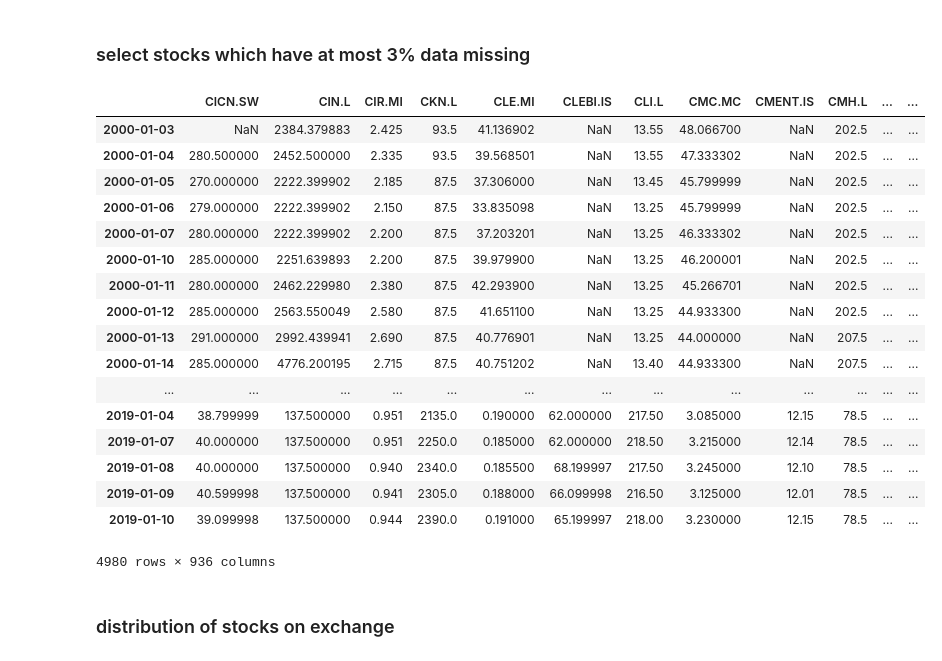
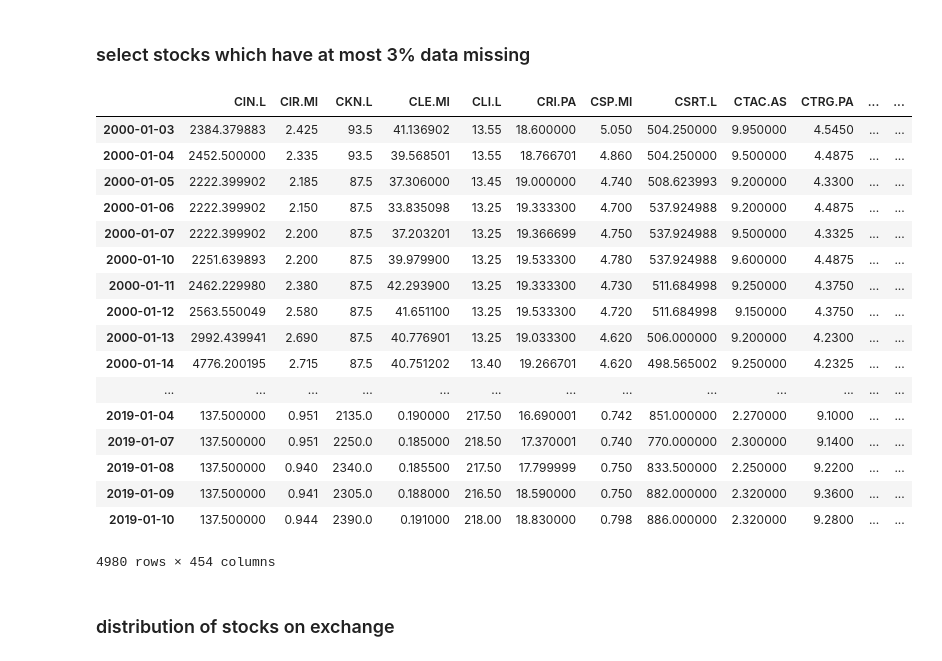
Before and after one commit to xiaohai12/sea-forest, a Jupyter notebook: project.ipynb, the cells around one changed output. Drawn from its saved outputs; the diff is of its cells as text; code cells hidden in the pictures.

```diff
--- a/project.ipynb
+++ b/project.ipynb
@@ -109,32 +112,32 @@ fig.savefig('figure/Nan_value_distribution2.jpg')
 # %% [markdown]
 ### select stocks which have at most 3% data missing
 # %%
-stock_list =(numNAs<=0.03).copy()
+stock_list =(numNAs<=0.025).copy()
 stock_list = stock_list[stock_list==True]
 cleaned_clo_data = clo_data[list(stock_list.index)]
 # we select stock with nan value percentage less then 3%
 # large threshold will lead to a not precision result and too low may cause too less stocks
 
 cleaned_clo_data
 # %% [output]
-|  | CICN.SW | CIN.L | CIR.MI | CKN.L | CLE.MI | CLEBI.IS | CLI.L | CMC.MC | CMENT.IS | CMH.L | ... | ... |
-| 2000-01-03 | NaN | 2384.379883 | 2.425 | 93.5 | 41.136902 | NaN | 13.55 | 48.066700 | NaN | 202.5 | ... | ... |
-| 2000-01-04 | 280.500000 | 2452.500000 | 2.335 | 93.5 | 39.568501 | NaN | 13.55 | 47.333302 | NaN | 202.5 | ... | ... |
-| 2000-01-05 | 270.000000 | 2222.399902 | 2.185 | 87.5 | 37.306000 | NaN | 13.45 | 45.799999 | NaN | 202.5 | ... | ... |
-| 2000-01-06 | 279.000000 | 2222.399902 | 2.150 | 87.5 | 33.835098 | NaN | 13.25 | 45.799999 | NaN | 202.5 | ... | ... |
-| 2000-01-07 | 280.000000 | 2222.399902 | 2.200 | 87.5 | 37.203201 | NaN | 13.25 | 46.333302 | NaN | 202.5 | ... | ... |
-| 2000-01-10 | 285.000000 | 2251.639893 | 2.200 | 87.5 | 39.979900 | NaN | 13.25 | 46.200001 | NaN | 202.5 | ... | ... |
-| 2000-01-11 | 280.000000 | 2462.229980 | 2.380 | 87.5 | 42.293900 | NaN | 13.25 | 45.266701 | NaN | 202.5 | ... | ... |
-| 2000-01-12 | 285.000000 | 2563.550049 | 2.580 | 87.5 | 41.651100 | NaN | 13.25 | 44.933300 | NaN | 202.5 | ... | ... |
-| 2000-01-13 | 291.000000 | 2992.439941 | 2.690 | 87.5 | 40.776901 | NaN | 13.25 | 44.000000 | NaN | 207.5 | ... | ... |
-| 2000-01-14 | 285.000000 | 4776.200195 | 2.715 | 87.5 | 40.751202 | NaN | 13.40 | 44.933300 | NaN | 207.5 | ... | ... |
+|  | CIN.L | CIR.MI | CKN.L | CLE.MI | CLI.L | CRI.PA | CSP.MI | CSRT.L | CTAC.AS | CTRG.PA | ... | ... |
+| 2000-01-03 | 2384.379883 | 2.425 | 93.5 | 41.136902 | 13.55 | 18.600000 | 5.050 | 504.250000 | 9.950000 | 4.5450 | ... | ... |
+| 2000-01-04 | 2452.500000 | 2.335 | 93.5 | 39.568501 | 13.55 | 18.766701 | 4.860 | 504.250000 | 9.500000 | 4.4875 | ... | ... |
+| 2000-01-05 | 2222.399902 | 2.185 | 87.5 | 37.306000 | 13.45 | 19.000000 | 4.740 | 508.623993 | 9.200000 | 4.3300 | ... | ... |
+| 2000-01-06 | 2222.399902 | 2.150 | 87.5 | 33.835098 | 13.25 | 19.333300 | 4.700 | 537.924988 | 9.200000 | 4.4875 | ... | ... |
+| 2000-01-07 | 2222.399902 | 2.200 | 87.5 | 37.203201 | 13.25 | 19.366699 | 4.750 | 537.924988 | 9.500000 | 4.3325 | ... | ... |
+| 2000-01-10 | 2251.639893 | 2.200 | 87.5 | 39.979900 | 13.25 | 19.533300 | 4.780 | 537.924988 | 9.600000 | 4.4875 | ... | ... |
+| 2000-01-11 | 2462.229980 | 2.380 | 87.5 | 42.293900 | 13.25 | 19.333300 | 4.730 | 511.684998 | 9.250000 | 4.3750 | ... | ... |
+| 2000-01-12 | 2563.550049 | 2.580 | 87.5 | 41.651100 | 13.25 | 19.533300 | 4.720 | 511.684998 | 9.150000 | 4.3750 | ... | ... |
+| 2000-01-13 | 2992.439941 | 2.690 | 87.5 | 40.776901 | 13.25 | 19.033300 | 4.620 | 506.000000 | 9.200000 | 4.2300 | ... | ... |
+| 2000-01-14 | 4776.200195 | 2.715 | 87.5 | 40.751202 | 13.40 | 19.266701 | 4.620 | 498.565002 | 9.250000 | 4.2325 | ... | ... |
 | ... | ... | ... | ... | ... | ... | ... | ... | ... | ... | ... | ... | ... |
-| 2019-01-04 | 38.799999 | 137.500000 | 0.951 | 2135.0 | 0.190000 | 62.000000 | 217.50 | 3.085000 | 12.15 | 78.5 | ... | ... |
-| 2019-01-07 | 40.000000 | 137.500000 | 0.951 | 2250.0 | 0.185000 | 62.000000 | 218.50 | 3.215000 | 12.14 | 78.5 | ... | ... |
-| 2019-01-08 | 40.000000 | 137.500000 | 0.940 | 2340.0 | 0.185500 | 68.199997 | 217.50 | 3.245000 | 12.10 | 78.5 | ... | ... |
-| 2019-01-09 | 40.599998 | 137.500000 | 0.941 | 2305.0 | 0.188000 | 66.099998 | 216.50 | 3.125000 | 12.01 | 78.5 | ... | ... |
-| 2019-01-10 | 39.099998 | 137.500000 | 0.944 | 2390.0 | 0.191000 | 65.199997 | 218.00 | 3.230000 | 12.15 | 78.5 | ... | ... |
+| 2019-01-04 | 137.500000 | 0.951 | 2135.0 | 0.190000 | 217.50 | 16.690001 | 0.742 | 851.000000 | 2.270000 | 9.1000 | ... | ... |
+| 2019-01-07 | 137.500000 | 0.951 | 2250.0 | 0.185000 | 218.50 | 17.370001 | 0.740 | 770.000000 | 2.300000 | 9.1400 | ... | ... |
+| 2019-01-08 | 137.500000 | 0.940 | 2340.0 | 0.185500 | 217.50 | 17.799999 | 0.750 | 833.500000 | 2.250000 | 9.2200 | ... | ... |
+| 2019-01-09 | 137.500000 | 0.941 | 2305.0 | 0.188000 | 216.50 | 18.590000 | 0.750 | 882.000000 | 2.320000 | 9.3600 | ... | ... |
+| 2019-01-10 | 137.500000 | 0.944 | 2390.0 | 0.191000 | 218.00 | 18.830000 | 0.798 | 886.000000 | 2.320000 | 9.2800 | ... | ... |
-4980 rows × 936 columns
+4980 rows × 454 columns
 # %% [markdown]
 ### distribution of stocks on exchange
 # %%
```
Also changed, not shown: parts of 30 cells of this notebook, 4 other files.
